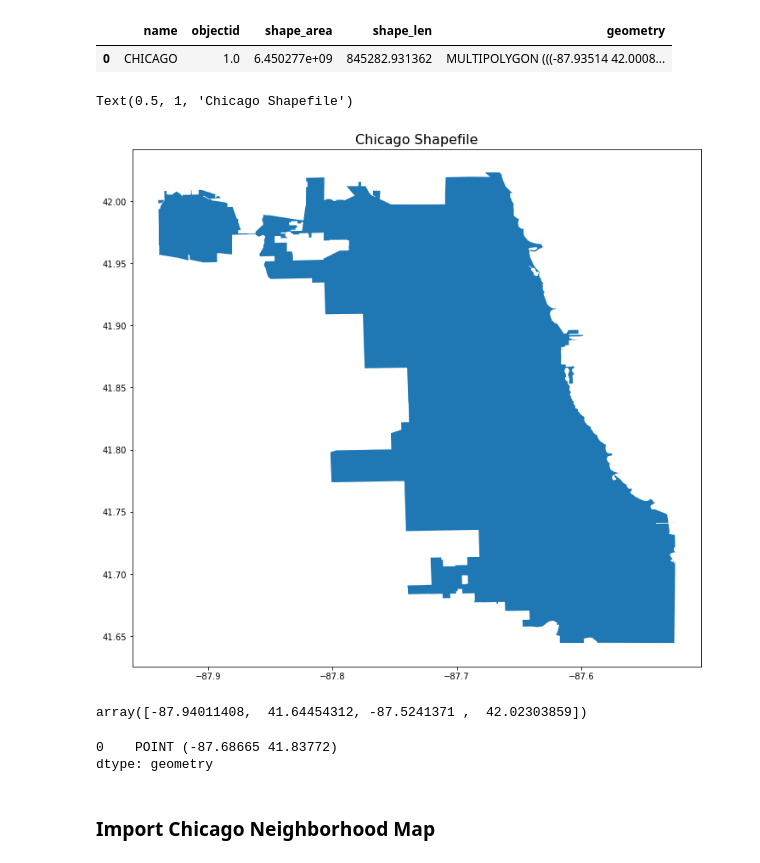
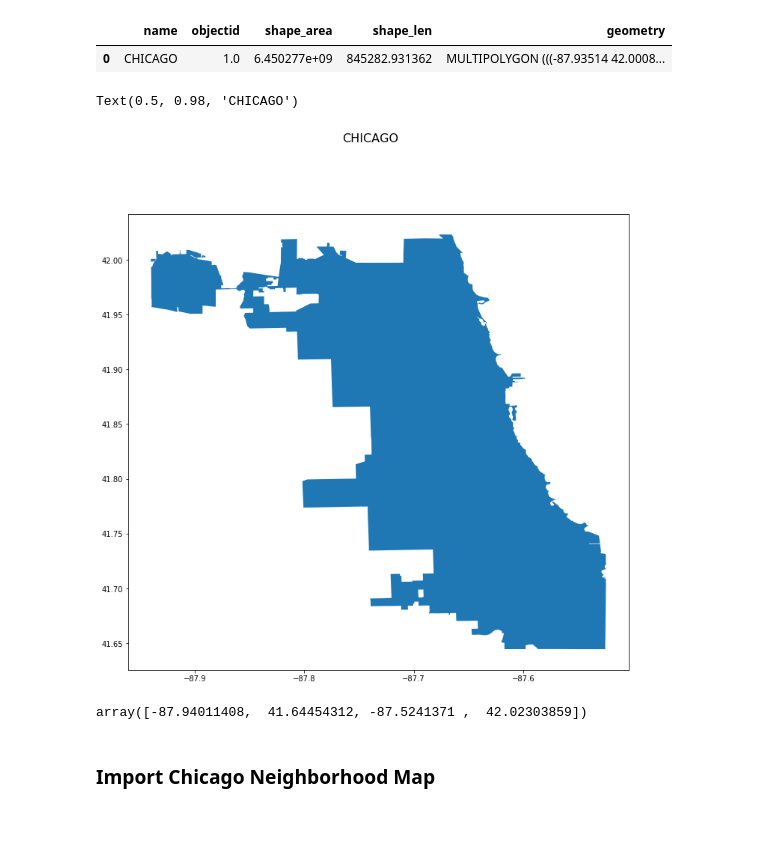
Before and after one commit to henryjos/Battle-of-Neighborhoods, a Jupyter notebook: Battle-of-Neighborhoods.ipynb, the cells around one changed output. Cells and saved outputs as stored; diff of their text form; code cells hidden in the pictures; blank space fills up the shorter version.

```diff
--- a/Battle-of-Neighborhoods.ipynb
+++ b/Battle-of-Neighborhoods.ipynb
@@ -57,22 +104,14 @@ Chicago_shape
 # %%
 f, ax = plt.subplots(1, figsize=(12,12))
 Chicago_shape.plot(ax=ax)
-#f.suptitle('CHICAGO', fontsize=16)
-plt.title(label='Chicago Shapefile', fontsize=16)
+f.suptitle('CHICAGO', fontsize=16)
 # %% [output]
-Text(0.5, 1, 'Chicago Shapefile')
+Text(0.5, 0.98, 'CHICAGO')
-[figure, old version]
+[figure, new version]
 # %%
 Chicago_shape.total_bounds
 # %% [output]
 array([-87.94011408,  41.64454312, -87.5241371 ,  42.02303859])
-# %%
-# Get the center
-Chicago_shape.centroid
-# need to put latitude 41.83...first
-# %% [output]
-0    POINT (-87.68665 41.83772)
-dtype: geometry
 # %% [markdown]
 ### Import Chicago Neighborhood Map<a name = "anchor" id = "ImportNeighborhood"></a>
 # %%
```
Also changed, not shown: parts of 59 cells of this notebook.
